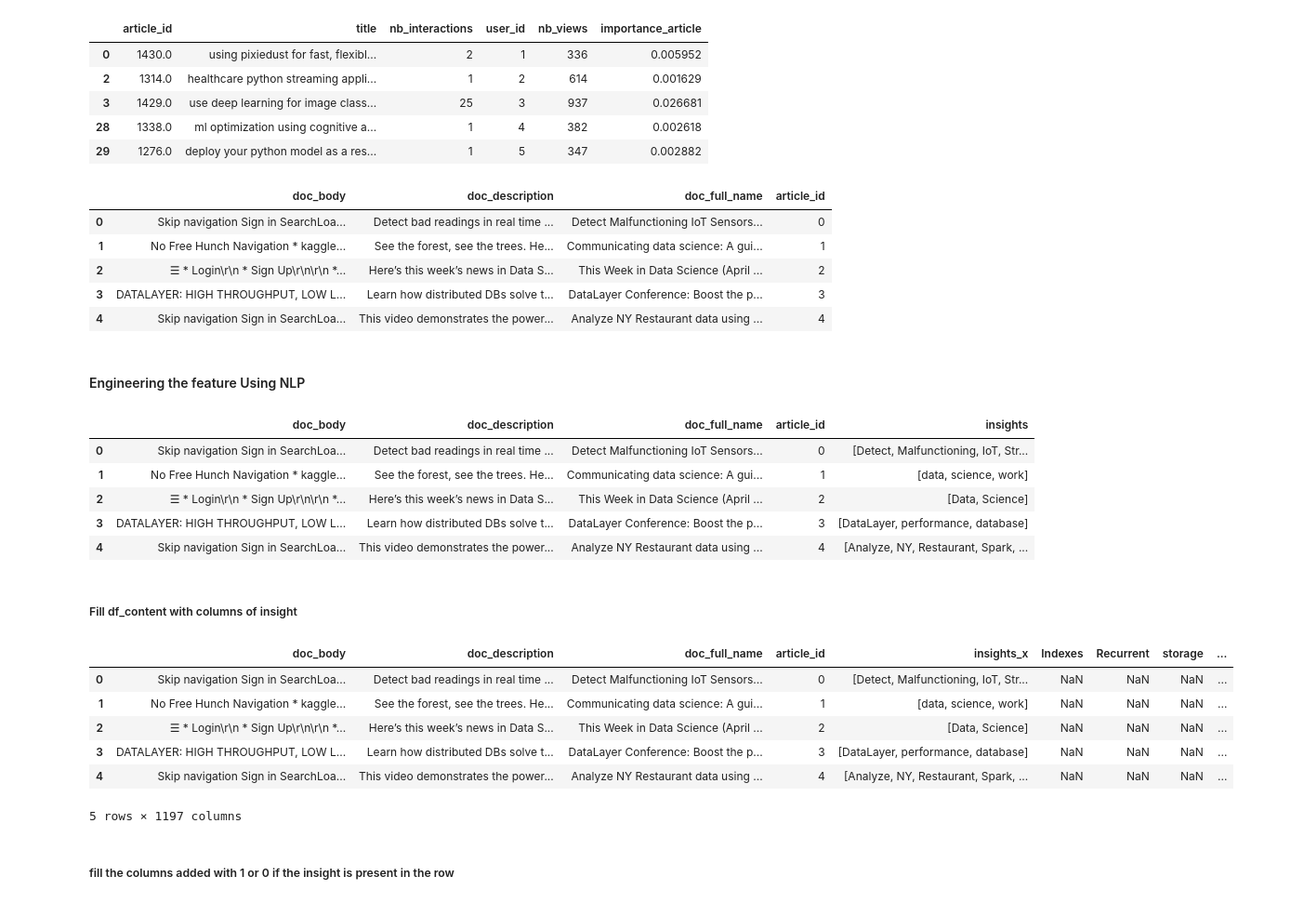
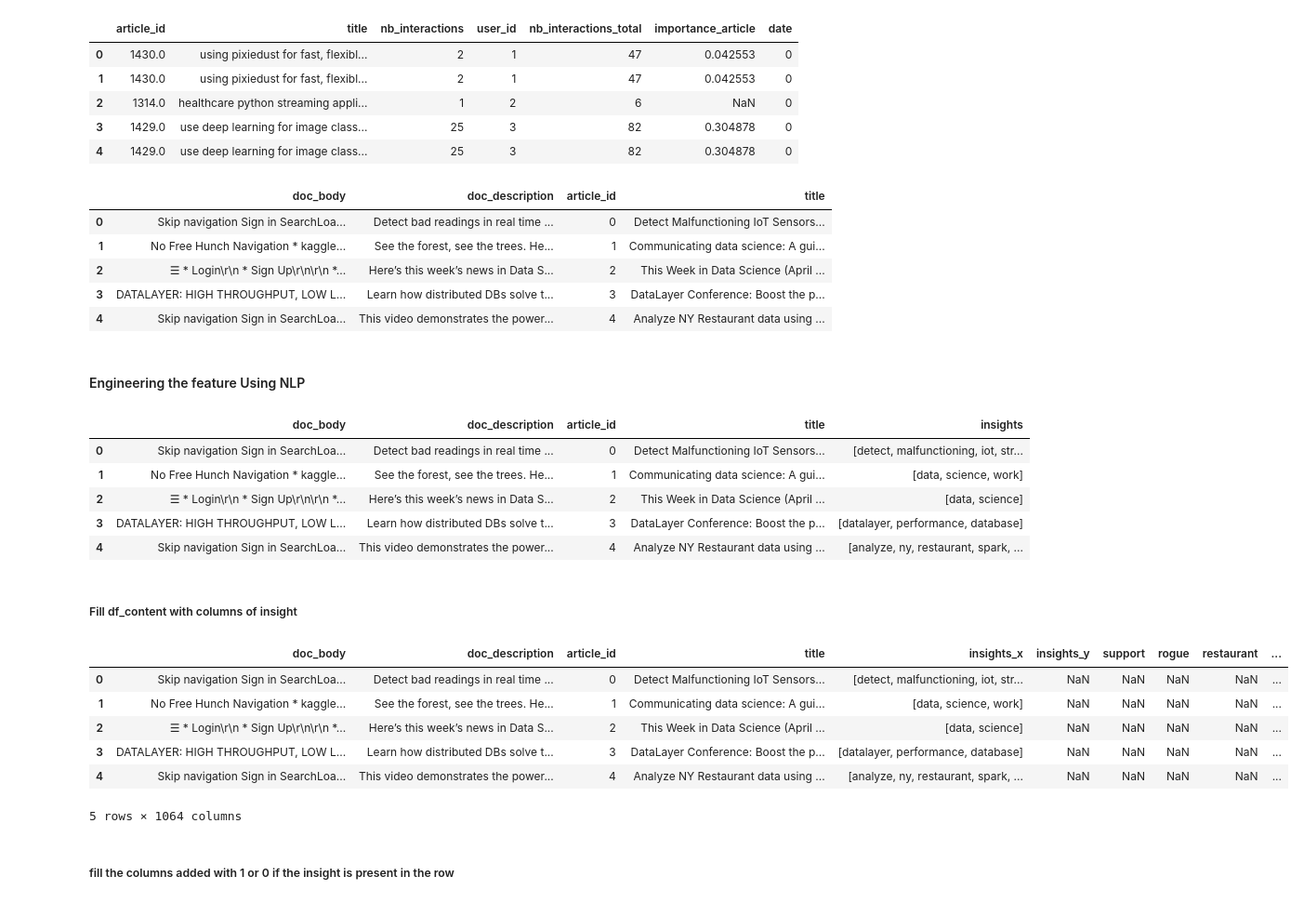
Before and after one commit to Mdhvince/Recommendation_IBM_article, a Jupyter notebook: Untitled.ipynb, the cells around one changed output. Shown at 93% size. Cells and saved outputs as stored; diff of their text form; code cells hidden in the pictures.

```diff
--- a/Untitled.ipynb
+++ b/Untitled.ipynb
@@ -2,6 +2,7 @@
 import pandas as pd
 import numpy as np
 import re
+import recommender as r
 import matplotlib.pyplot as plt
 import seaborn as sns
 import spacy
@@ -54,30 +55,41 @@ email_encoded = email_mapper()
 del df['email']
 df['user_id'] = email_encoded
 
-dict_views = dict(df.article_id.value_counts())
-df['nb_views'] = df.article_id.map(dict_views)
+#dict_views = dict(df.article_id.value_counts())
+#df['popularity_article_nb_views'] = df.article_id.map(dict_views)
 
-df = df.drop_duplicates()
 
-df['importance_article'] = df.nb_interactions / df.nb_views
+dict_interactions_total = dict(df.groupby('user_id')['article_id'].count())
+df['nb_interactions_total'] = df.user_id.map(dict_interactions_total)
+
+df['importance_article'] = np.where(df.nb_interactions_total > 19,
+                                    df.nb_interactions/df.nb_interactions_total,
+                                    np.nan)
+
+# just for the module (later), I'll change the name doc_full_name to title
+df_content['title'] = df_content['doc_full_name']
+df_content = df_content.drop(labels='doc_full_name', axis=1)
+
+# just for the module (later), I'll a column called date, set to 0
+df['date'] = 0
 # %%
 df.head()
 # %% [output]
-|  | article_id | title | nb_interactions | user_id | nb_views | importance_article |
-| 0 | 1430.0 | using pixiedust for fast, flexibl... | 2 | 1 | 336 | 0.005952 |
-| 2 | 1314.0 | healthcare python streaming appli... | 1 | 2 | 614 | 0.001629 |
-| 3 | 1429.0 | use deep learning for image class... | 25 | 3 | 937 | 0.026681 |
-| 28 | 1338.0 | ml optimization using cognitive a... | 1 | 4 | 382 | 0.002618 |
-| 29 | 1276.0 | deploy your python model as a res... | 1 | 5 | 347 | 0.002882 |
+|  | article_id | title | nb_interactions | user_id | nb_interactions_total | importance_article | date |
+| 0 | 1430.0 | using pixiedust for fast, flexibl... | 2 | 1 | 47 | 0.042553 | 0 |
+| 1 | 1430.0 | using pixiedust for fast, flexibl... | 2 | 1 | 47 | 0.042553 | 0 |
+| 2 | 1314.0 | healthcare python streaming appli... | 1 | 2 | 6 | NaN | 0 |
+| 3 | 1429.0 | use deep learning for image class... | 25 | 3 | 82 | 0.304878 | 0 |
+| 4 | 1429.0 | use deep learning for image class... | 25 | 3 | 82 | 0.304878 | 0 |
 # %%
 df_content.head()
 # %% [output]
-|  | doc_body | doc_description | doc_full_name | article_id |
-| 0 | Skip navigation Sign in SearchLoa... | Detect bad readings in real time ... | Detect Malfunctioning IoT Sensors... | 0 |
-| 1 | No Free Hunch Navigation * kaggle... | See the forest, see the trees. He... | Communicating data science: A gui... | 1 |
-| 2 | ☰ * Login\r\n * Sign Up\r\n\r\n *... | Here’s this week’s news in Data S... | This Week in Data Science (April ... | 2 |
-| 3 | DATALAYER: HIGH THROUGHPUT, LOW L... | Learn how distributed DBs solve t... | DataLayer Conference: Boost the p... | 3 |
-| 4 | Skip navigation Sign in SearchLoa... | This video demonstrates the power... | Analyze NY Restaurant data using ... | 4 |
+|  | doc_body | doc_description | article_id | title |
+| 0 | Skip navigation Sign in SearchLoa... | Detect bad readings in real time ... | 0 | Detect Malfunctioning IoT Sensors... |
+| 1 | No Free Hunch Navigation * kaggle... | See the forest, see the trees. He... | 1 | Communicating data science: A gui... |
+| 2 | ☰ * Login\r\n * Sign Up\r\n\r\n *... | Here’s this week’s news in Data S... | 2 | This Week in Data Science (April ... |
+| 3 | DATALAYER: HIGH THROUGHPUT, LOW L... | Learn how distributed DBs solve t... | 3 | DataLayer Conference: Boost the p... |
+| 4 | Skip navigation Sign in SearchLoa... | This video demonstrates the power... | 4 | Analyze NY Restaurant data using ... |
 # %% [markdown]
 #### Engineering the feature Using NLP
 # %%
@@ -85,48 +97,51 @@ def nlp_task(data):
     sent = data
     doc=nlp(sent)
     sub_toks = [tok for tok in doc if ((tok.dep_ == "compound") or (tok.dep_ == "dobj") or (tok.dep_ == "pobj")) ]
-    insight_words = [str(i) for i in sub_toks]
+    insight_words = [str(i).lower() for i in sub_toks]
     return insight_words
 
-df_content['insights'] = df_content.doc_full_name.apply(nlp_task)
+df_content['insights'] = df_content.title.apply(nlp_task)
 df_content.head()
 # %% [output]
-|  | doc_body | doc_description | doc_full_name | article_id | insights |
-| 0 | Skip navigation Sign in SearchLoa... | Detect bad readings in real time ... | Detect Malfunctioning IoT Sensors... | 0 | [Detect, Malfunctioning, IoT, Str... |
-| 1 | No Free Hunch Navigation * kaggle... | See the forest, see the trees. He... | Communicating data science: A gui... | 1 | [data, science, work] |
-| 2 | ☰ * Login\r\n * Sign Up\r\n\r\n *... | Here’s this week’s news in Data S... | This Week in Data Science (April ... | 2 | [Data, Science] |
-| 3 | DATALAYER: HIGH THROUGHPUT, LOW L... | Learn how distributed DBs solve t... | DataLayer Conference: Boost the p... | 3 | [DataLayer, performance, database] |
-| 4 | Skip navigation Sign in SearchLoa... | This video demonstrates the power... | Analyze NY Restaurant data using ... | 4 | [Analyze, NY, Restaurant, Spark, ... |
+|  | doc_body | doc_description | article_id | title | insights |
+| 0 | Skip navigation Sign in SearchLoa... | Detect bad readings in real time ... | 0 | Detect Malfunctioning IoT Sensors... | [detect, malfunctioning, iot, str... |
+| 1 | No Free Hunch Navigation * kaggle... | See the forest, see the trees. He... | 1 | Communicating data science: A gui... | [data, science, work] |
+| 2 | ☰ * Login\r\n * Sign Up\r\n\r\n *... | Here’s this week’s news in Data S... | 2 | This Week in Data Science (April ... | [data, science] |
+| 3 | DATALAYER: HIGH THROUGHPUT, LOW L... | Learn how distributed DBs solve t... | 3 | DataLayer Conference: Boost the p... | [datalayer, performance, database] |
+| 4 | Skip navigation Sign in SearchLoa... | This video demonstrates the power... | 4 | Analyze NY Restaurant data using ... | [analyze, ny, restaurant, spark, ... |
 # %% [markdown]
 ##### Fill df_content with columns of insight
 # %%
 #concat all words
 insight_sum = np.sum(df_content['insights'])
+
+#normalize
+insight_sum = [i.lower() for i in insight_sum]
 
 #remove dupplicates
 list_unique_insight = list(set(insight_sum))
 
 #remove all non character from the list
 regex = re.compile('[^a-zA-Z]')
 list_unique_insight_clean = [regex.sub('non_charac', i) for i in list_unique_insight]
 list_unique_insight_clean = set(list_unique_insight_clean)
 list_unique_insight_clean.remove('non_charac')
 
 #create a dataframe with the list as columns
 df_temporary = pd.DataFrame(columns=list_unique_insight_clean)
 
 df_content = pd.merge(df_content, df_temporary, how='outer', left_index=True, right_index=True)
 del df_temporary
 
 df_content.head()
 # %% [output]
-|  | doc_body | doc_description | doc_full_name | article_id | insights_x | Indexes | Recurrent | storage | ... |
-| 0 | Skip navigation Sign in SearchLoa... | Detect bad readings in real time ... | Detect Malfunctioning IoT Sensors... | 0 | [Detect, Malfunctioning, IoT, Str... | NaN | NaN | NaN | ... |
-| 1 | No Free Hunch Navigation * kaggle... | See the forest, see the trees. He... | Communicating data science: A gui... | 1 | [data, science, work] | NaN | NaN | NaN | ... |
-| 2 | ☰ * Login\r\n * Sign Up\r\n\r\n *... | Here’s this week’s news in Data S... | This Week in Data Science (April ... | 2 | [Data, Science] | NaN | NaN | NaN | ... |
-| 3 | DATALAYER: HIGH THROUGHPUT, LOW L... | Learn how distributed DBs solve t... | DataLayer Conference: Boost the p... | 3 | [DataLayer, performance, database] | NaN | NaN | NaN | ... |
-| 4 | Skip navigation Sign in SearchLoa... | This video demonstrates the power... | Analyze NY Restaurant data using ... | 4 | [Analyze, NY, Restaurant, Spark, ... | NaN | NaN | NaN | ... |
+|  | doc_body | doc_description | article_id | title | insights_x | insights_y | support | rogue | restaurant | ... |
+| 0 | Skip navigation Sign in SearchLoa... | Detect bad readings in real time ... | 0 | Detect Malfunctioning IoT Sensors... | [detect, malfunctioning, iot, str... | NaN | NaN | NaN | NaN | ... |
+| 1 | No Free Hunch Navigation * kaggle... | See the forest, see the trees. He... | 1 | Communicating data science: A gui... | [data, science, work] | NaN | NaN | NaN | NaN | ... |
+| 2 | ☰ * Login\r\n * Sign Up\r\n\r\n *... | Here’s this week’s news in Data S... | 2 | This Week in Data Science (April ... | [data, science] | NaN | NaN | NaN | NaN | ... |
+| 3 | DATALAYER: HIGH THROUGHPUT, LOW L... | Learn how distributed DBs solve t... | 3 | DataLayer Conference: Boost the p... | [datalayer, performance, database] | NaN | NaN | NaN | NaN | ... |
+| 4 | Skip navigation Sign in SearchLoa... | This video demonstrates the power... | 4 | Analyze NY Restaurant data using ... | [analyze, ny, restaurant, spark, ... | NaN | NaN | NaN | NaN | ... |
-5 rows × 1197 columns
+5 rows × 1064 columns
 # %% [markdown]
 ##### fill the columns added with 1 or 0 if the insight is present in the row
 # %%
```
Also changed, not shown: parts of 20 cells of this notebook.
